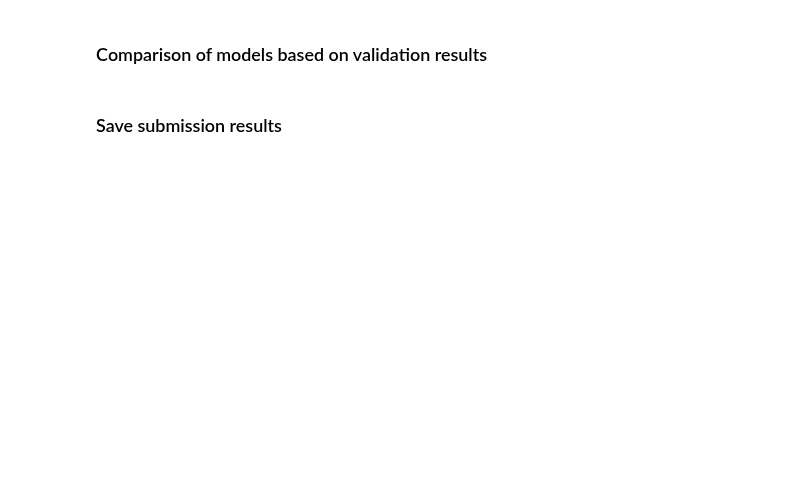
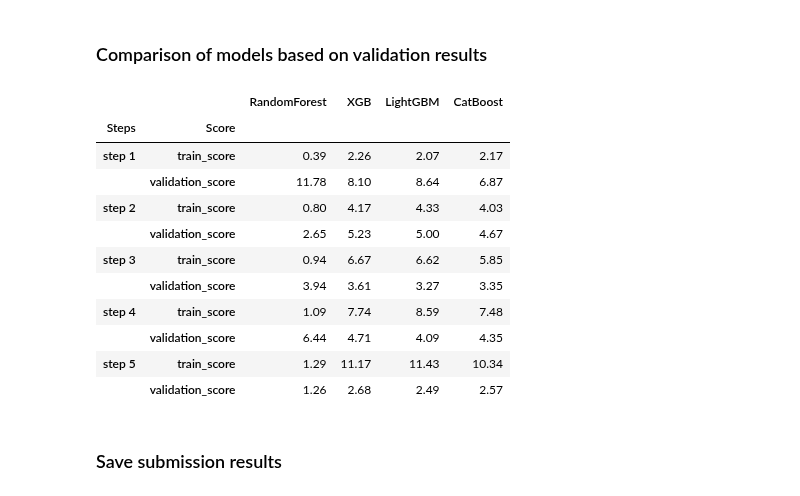
Before and after one commit to Yarmmax/DS_Intership, a Jupyter notebook: Validataion schema.ipynb, the cells around one changed output. Drawn from its saved outputs; the diff is of its cells as text; code cells hidden in the pictures; blank space fills up the shorter version.

```diff
--- a/Validataion schema.ipynb
+++ b/Validataion schema.ipynb
@@ -339,13 +473,6 @@ XGB_regression_submission = XGB_regression.fir_predict()
 ##### LightGBM
 # %%
 %%time
-
-# params = {
-#     'task': 'train',
-#     'boosting_type': 'gbdt',
-#     'objective': 'regression',
-#     'metric': ['rmse']
-# }
 
 LightGBM_regression = Validation(
                      train_data=data['train_data'],
@@ -353,6 +480,6 @@ LightGBM_regression = Validation(
                      submission_example=data['submission_example'],
                      n_splits=5,
                      model = lgb.LGBMRegressor(),
-                     check_nans=True,
-                     dropna = True
+                     check_nans=False,
+                     dropna = False
                  )
@@ -359,3 +497,4 @@ LightGBM_regression = Validation(
 # %%
 %%time
-LightGBM_regression.evaluate()
+LightGBM_report = LightGBM_regression.evaluate()
+LightGBM_report
@@ -369,7 +552,9 @@ LightGBM_regression_submission = LightGBM_regression.fit_predict()
 catboost_regression = Validation(
                  train_data=data['train_data'],
                  test_data=data['test_data'],
+                 submission_example=data['submission_example'],
                  n_splits=5,
                  model = cb.CatBoostRegressor(),
-                 check_nans=False
+                 check_nans=False,
+                 dropna = False
                 )
@@ -376,2 +572,5 @@ catboost_regression = Validation(
+# %%
+CatBoost_report = catboost_regression.evaluate()
+CatBoost_report
 # %%
 %%time
@@ -379,7 +578,38 @@ CatBoost_regression_submission = catboost_regression.fit_predict()
 # %% [markdown]
 ### Сomparison of models based on validation results
 # %%
-### add table with validation results
+scores = pd.MultiIndex.from_product([["step " + str(i) for i in range(1, 6)],
+                                  ['train_score', 'validation_score']],
+                                 names=['Steps', 'Score'])
+models = ['RandomForest', 'XGB', 'LightGBM', 'CatBoost']
+df = pd.DataFrame('-', scores, models)
+
+steps =  ["step" + str(i) for i in range(1, 6)]
+reports = {'RandomForest': random_forest_report,
+           'XGB':XGB_report,
+           'LightGBM':LightGBM_report,
+           'CatBoost':CatBoost_report
+          }
+for model, report in reports.items():
+    temp = []
+    for step in steps:
+        temp.append(report[step]['Train/Validation error'][0])
+        temp.append(report[step]['Train/Validation error'][1])
+    df[model] = temp
+df
+# %% [output]
+|  |  | RandomForest | XGB | LightGBM | CatBoost |
+| Steps | Score |  |  |  |  |
+| step 1 | train_score | 0.39 | 2.26 | 2.07 | 2.17 |
+|  | validation_score | 11.78 | 8.10 | 8.64 | 6.87 |
+| step 2 | train_score | 0.80 | 4.17 | 4.33 | 4.03 |
+|  | validation_score | 2.65 | 5.23 | 5.00 | 4.67 |
+| step 3 | train_score | 0.94 | 6.67 | 6.62 | 5.85 |
+|  | validation_score | 3.94 | 3.61 | 3.27 | 3.35 |
+| step 4 | train_score | 1.09 | 7.74 | 8.59 | 7.48 |
+|  | validation_score | 6.44 | 4.71 | 4.09 | 4.35 |
+| step 5 | train_score | 1.29 | 11.17 | 11.43 | 10.34 |
+|  | validation_score | 1.26 | 2.68 | 2.49 | 2.57 |
 # %% [markdown]
 ### Save submission results
 # %%
```
Also changed, not shown: parts of 25 cells of this notebook, 5 other files.
